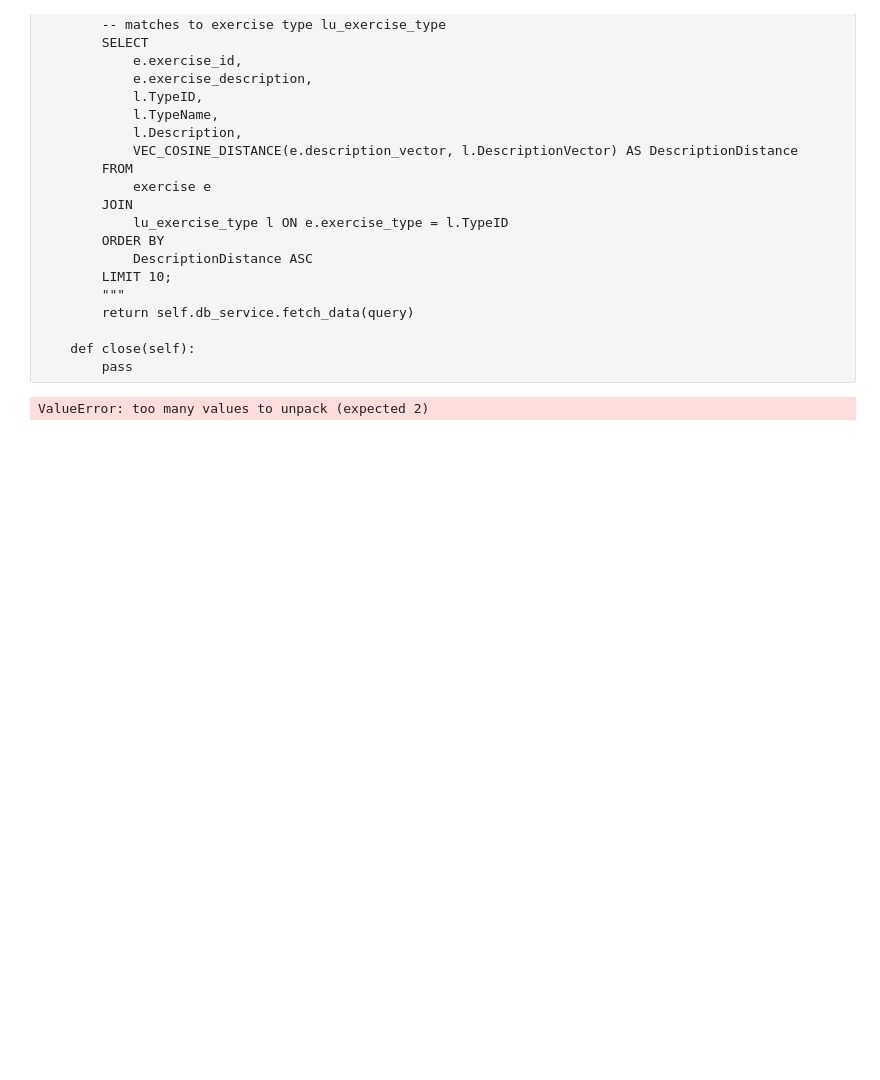
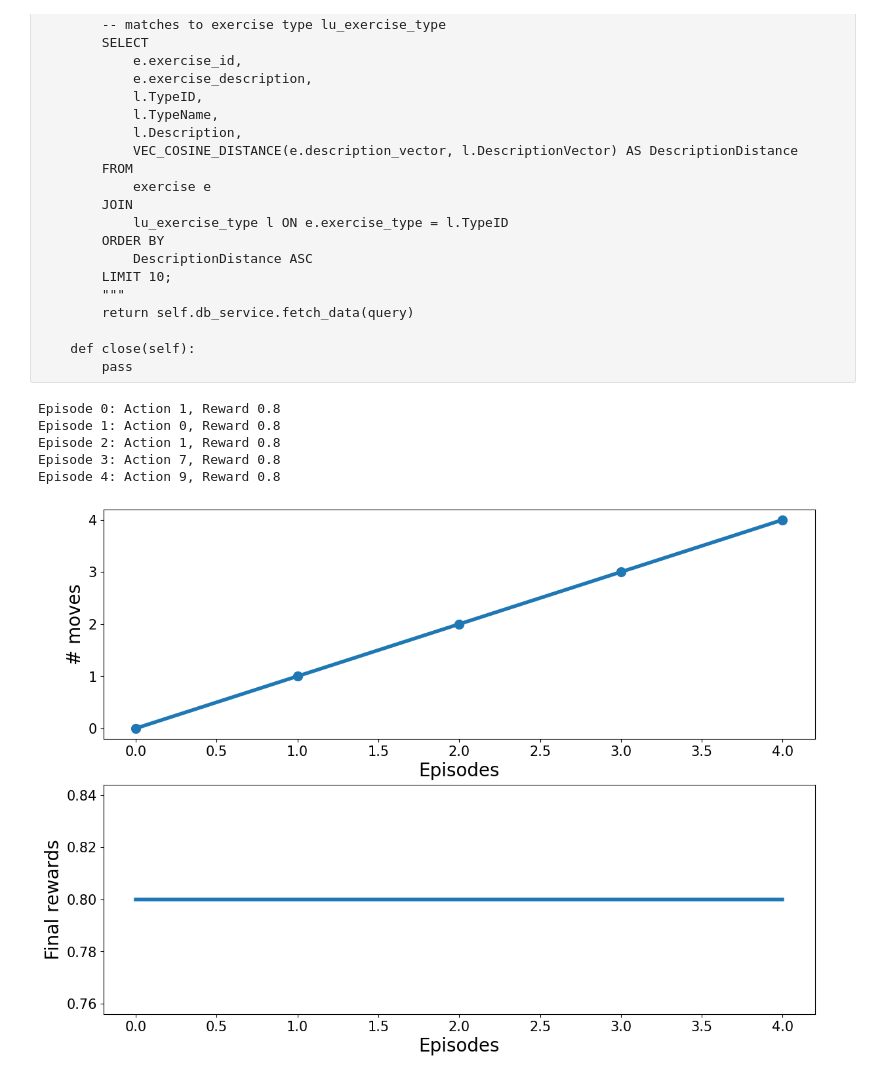
Before and after one commit to trueblood/Dog_Wagon_AI, a Jupyter notebook: BanditEnvRLModel.ipynb, the cells around one changed output. Drawn from its saved outputs; the diff is of its cells as text; code cells hidden in the pictures; blank space fills up the shorter version.

Commit message:
working
working with actions

```diff
--- a/BanditEnvRLModel.ipynb
+++ b/BanditEnvRLModel.ipynb
@@ -194,16 +299,31 @@ class MindfulnessBanditEnv(gym.Env):
     def reset(self):
         core_emotion = 1 # Happiness
         user_id = 1
-        emotion_vector = self.db_service.get_emotion_vector_by_typename("Happiness")
+        emotion_vector_df = self.db_service.get_emotion_vector_by_typename("Happiness")
 
-        emotion_vector = self.db_service.get_emotion_vector_by_typename("Happiness")
-        self.state = State(core_emotion, user_id, emotion_vector)
-        observation = np.array([self.state.core_emotion, self.state.user_id, *self.state.emotion_vector]) # * is times the number of dimensions in the shape. in this it is 3
+        # Create an instance of LuTypeTable from the first row of the DataFrame
+        emotion_vector = LuTypeTable(
+            TypeID=emotion_vector_df.iloc[0]['TypeID'],
+            TypeName=emotion_vector_df.iloc[0]['TypeName'],
+            TypeNameVector=emotion_vector_df.iloc[0]['TypeNameVector'],
+            Description=emotion_vector_df.iloc[0]['Description'],
+            DescriptionVector=emotion_vector_df.iloc[0]['DescriptionVector'],
+            create_by=emotion_vector_df.iloc[0]['create_by'],
+            create_dt=emotion_vector_df.iloc[0]['create_dt'],
+            modified_by=emotion_vector_df.iloc[0]['modified_by'],
+            modified_dt=emotion_vector_df.iloc[0]['modified_dt'],
+            active_flg=emotion_vector_df.iloc[0]['active_flg']
+        )
+        #print("emotion_vector is", emotion_vector.DescriptionVector)
+      #  print("before self.state")
+        self.state = State(core_emotion, user_id, emotion_vector.TypeNameVector)
+        observation = np.array([self.state.core_emotion, self.state.user_id, *self.state.emotion_vector])
+       # print("after self.state")
         return observation
 
     def step(self, action):
         # Simulate the delay between the selected mindfulness exercise and the user's rating
-        rating = self.get_user_rating(action)
+        rating = self.get_user_rating(action) # this will be switched out by the feedback table. TODO!!!!!
         reward = self.db_service.get_reward(self.state, action, rating)
         self.done = True
         return self.state, reward, self.done, {}
@@ -312,9 +432,10 @@ def plot_learning_history(history):
     plt.show()
 
 def main():
+    config = Config()
     # https://www.meta.ai/c/a04b014a-ece0-4c51-9aa0-c51efb911727
     # for second set of eyes coding https://chatgpt.com/c/5264785b-a953-4241-b977-7a96b811d4bd
-    db_service = DatabaseService()
+    db_service = DatabaseService(config)
     # The features are angry, sad, happy
     env = MindfulnessBanditEnv(num_features=3, db_service=db_service, num_actions=10)
     # so i need to create a custom state #     user_info = {
@@ -326,9 +447,13 @@ def main():
 
     history = []
     for episode in range(5):  # Simulate 5 episodes
-        state, _ = env.reset()
+      #  print("before error")
+        state = env.reset()
+      #  print("after error")
         action = np.random.randint(0, 10)  # Randomly choose an action
+     #   print("action is ", action)
         next_state, reward, done, _ = env.step(action)
+
         history.append((episode, reward))
         print(f"Episode {episode}: Action {action}, Reward {reward}")
     env.close()
@@ -342,34 +467,40 @@ main()
 
 #     # Define the user's thought type - this will be user current state
 #     user_info = {
 #         'thought_pattern': 0,  # "I'm not good enough"
 #         'location': 0,  # "at home"
 #         'core_emotion': 0  # "sadness"
 #           'user_id': 123 $# user id
 #     }
-#     num_features = 3 # number of input categories
+#     num_features = 3 #  number of input categories
 #     num_actions = 100
 #     env = MindfulnessBanditEnv(num_features, num_actions)
 #     q_values = np.zeros(num_actions)
 #     agent = EpsilonGreedyAgent(epsilon=0.1, environment=env)
 
 #     history = []
 #     alpha = 0.1
 #     gamma = 0.9
-
+#Failed to fetch data:Failed to fetch data:
 #     for episode in range(1000):
 #         state = env.reset()
 #         action = agent.select_action(state)
 #         print("action is", action)
 #         next_state, reward, done, _ = env.step(action)
 #         agent.update(action, reward, alpha, gamma)
 #         history.append((action, reward))
 #         if episode % 100 == 0:
-#             print(f"Episode {episode}: Action {action}, Reward {reward}")
+#             print(f"Episo
+#de {episode}: Action {action}, Reward {reward}")
 
 #     env.close()
 #     plot_learning_history(history)
 
 # main()
 # %% [output]
-ValueError: too many values to unpack (expected 2)
+Episode 0: Action 1, Reward 0.8
+Episode 1: Action 0, Reward 0.8
+Episode 2: Action 1, Reward 0.8
+Episode 3: Action 7, Reward 0.8
+Episode 4: Action 9, Reward 0.8
+[figure, added]
```
Also changed, not shown: parts of 6 cells of this notebook.
